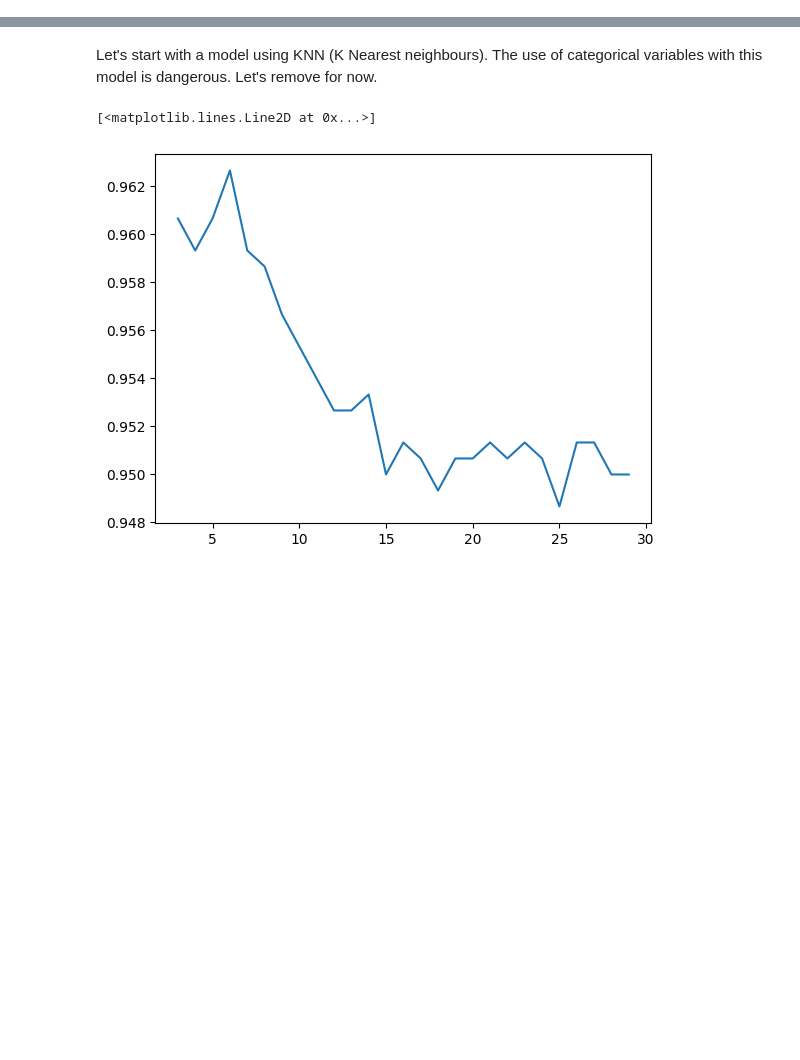
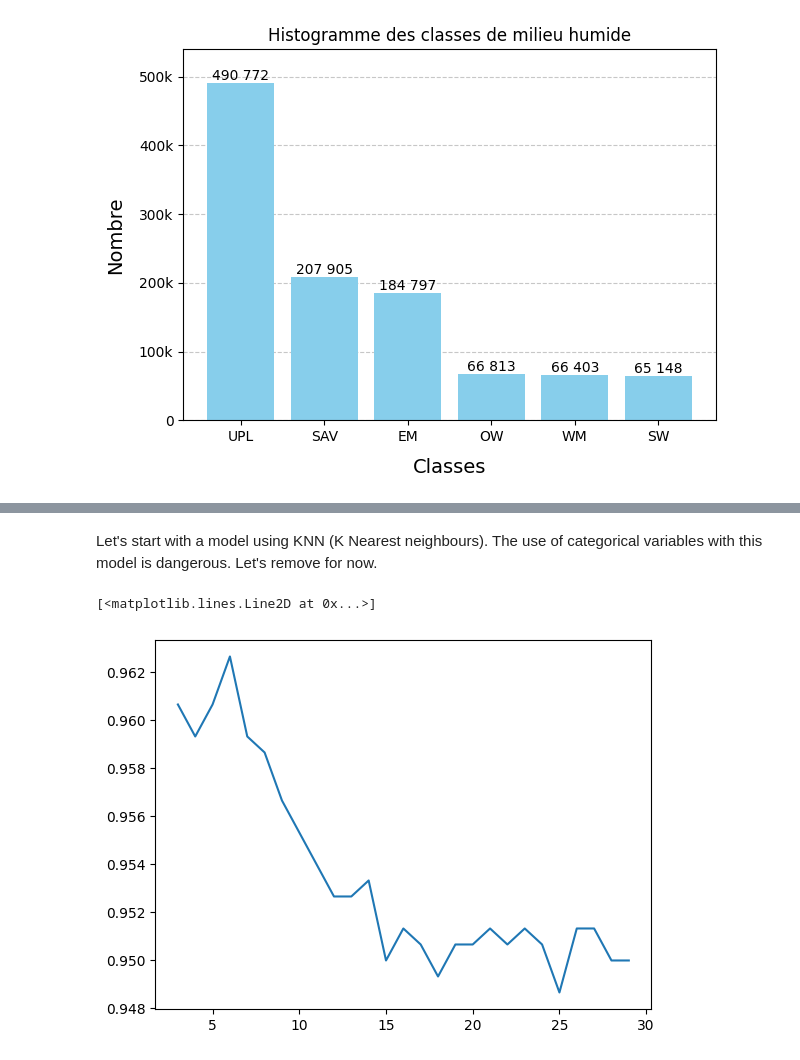
Before and after one commit to geo-stack/cours_ml_envirocan, a Jupyter notebook: 01_dataset_preprocessing.ipynb, the cells around one changed output, grey strips where cells are left out. Saved outputs shown, nothing was run; the diff lists cells and outputs as text; code cells hidden in the pictures; blank space fills up the shorter version.

```diff
--- a/01_dataset_preprocessing.ipynb
+++ b/01_dataset_preprocessing.ipynb
@@ -127,0 +28,12 @@ Dropped columns: ['SAMPLE_ID', 'PT_ID', 'SITE_ID', 'TILE_ID', 'LON', 'LAT', 'XVA
+# %%
+INPUT_FILENAME = 'CWRM_GLFEI_vegetation_dataset_v2_extracted_landscape.csv'
+
+print("Téléchargement du jeu de données en cours...")
+
+gdown.download(
+    f'https://drive.google.com/uc?id=11oKUaykdZ0G5hpns6nct_lkVvIzo_3w3',
+    INPUT_FILENAME,
+    quiet=True
+    )
+
+print("Téléchargement terminé.")
@@ -127,0 +43,8 @@ Dropped columns: ['SAMPLE_ID', 'PT_ID', 'SITE_ID', 'TILE_ID', 'LON', 'LAT', 'XVA
+# %%
+dtype_spec = {
+    'Land_mask': 'boolean',
+    'DOMINANCE': 'string',
+    }
+
+df = pd.read_csv(INPUT_FILENAME, delimiter=";", dtype=dtype_spec)
+df.head()
@@ -127,0 +158,32 @@ Dropped columns: ['SAMPLE_ID', 'PT_ID', 'SITE_ID', 'TILE_ID', 'LON', 'LAT', 'XVA
+# %%
+# Génération d'un histogramme du nombre d'observations par classe ('CLASSIF').
+
+import matplotlib.ticker as ticker
+
+counts = df.CLASSIF.value_counts()
+
+fig, ax = plt.subplots()
+bars = ax.bar(counts.index, counts.values, color='skyblue')
+ax.set_xlabel('Classes', fontsize=14, labelpad=10)
+ax.set_ylabel('Nombre', fontsize=14, labelpad=10)
+ax.set_title("Histogramme des classes de milieu humide")
+ax.yaxis.grid(True, linestyle='--', alpha=0.7)
+ax.set_axisbelow(True)
+ax.yaxis.set_major_formatter(
+    ticker.FuncFormatter(
+        lambda x, _: f'{x/1000:0.0f}k' if x >= 1000 else int(x)
+        ))
+
+# Ajout padding vertical (10 % au-dessus du max).
+ax.set_ylim(top=counts.max() * 1.1)
+
+# Ajout de la valeur au dessus de chaque barre.
+for bar in bars:
+    count = bar.get_height()
+    ax.text(bar.get_x() + bar.get_width() / 2, count + 0.1,
+            f"{count:,}".replace(",", " "),
+            ha='center', va='bottom', fontsize=10)
+
+fig.tight_layout()
+# %% [output]
+[figure, added]
```
Also changed, not shown: parts of 26 cells of this notebook.
